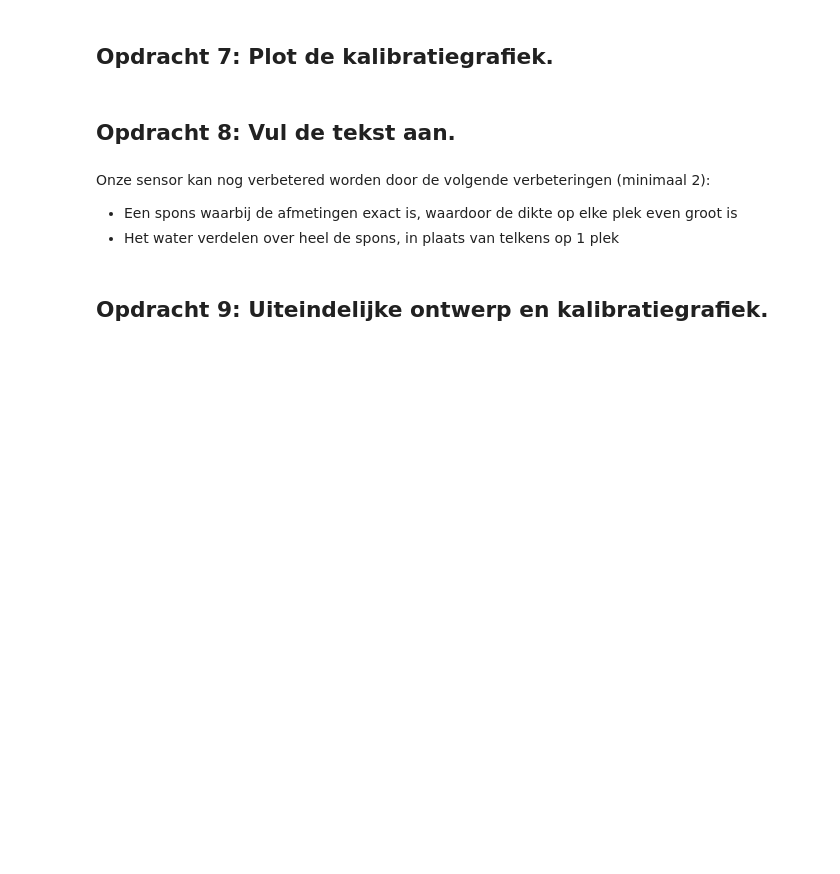
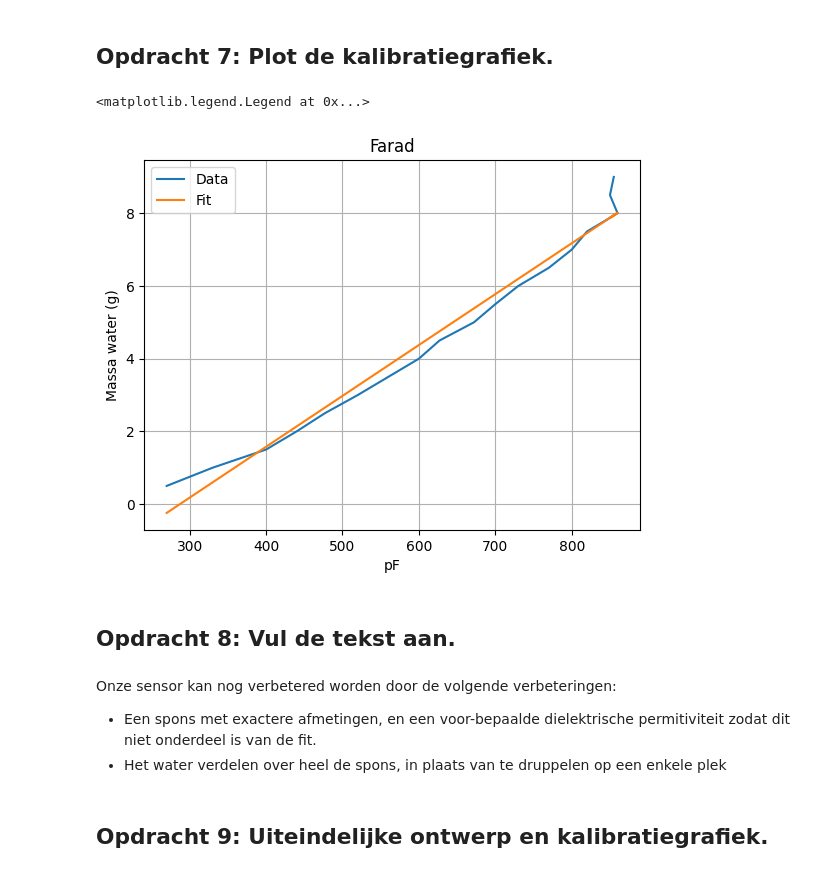
Before and after one commit to tijnderks-maker/opdrachten-DEF-D, a Jupyter notebook: FysiekeOntwerpopdrachten/2OntwerpEenSensorCondensator/DEFOntwerpopdracht2OntwerpEenSensorInvulTemplate.ipynb, the cells around one changed output. Saved outputs shown, nothing was run; the diff lists cells and outputs as text; code cells hidden in the pictures; blank space fills up the shorter version.

```diff
--- a/FysiekeOntwerpopdrachten/2OntwerpEenSensorCondensator/DEFOntwerpopdracht2OntwerpEenSensorInvulTemplate.ipynb
+++ b/FysiekeOntwerpopdrachten/2OntwerpEenSensorCondensator/DEFOntwerpopdracht2OntwerpEenSensorInvulTemplate.ipynb
@@ -374,10 +378,21 @@ plt.show()
+# %%
+plt.figure()
+plt.plot(Farad*10e11,Mass*1000,label='Data')
+plt.plot(Farad*10e11,VoltageMassFit(Voltages,*popt)*1000,label='Fit')
+plt.title('Farad')
+plt.xlabel('pF')
+plt.ylabel('Massa water (g)')
+plt.grid(True)
+plt.legend()
+# %% [output]
+<matplotlib.legend.Legend at 0x...>
+[figure, added]
 # %% [markdown]
 ## Opdracht 8: Vul de tekst aan.
 # %% [markdown]
-Onze sensor kan nog verbetered worden door de volgende verbeteringen (minimaal 2):
-
-* Een spons waarbij de afmetingen exact is, waardoor de dikte op elke plek even groot is
-* Het water verdelen over heel de spons, in plaats van telkens op 1 plek
+Onze sensor kan nog verbetered worden door de volgende verbeteringen:
+* Een spons met exactere afmetingen, en een voor-bepaalde dielektrische permitiviteit zodat dit niet onderdeel is van de fit.
+* Het water verdelen over heel de spons, in plaats van te druppelen op een enkele plek
 # %% [markdown]
 ## Opdracht 9: Uiteindelijke ontwerp en kalibratiegrafiek.
 # %% [markdown]
```
Also changed, not shown: parts of 10 cells of this notebook.
